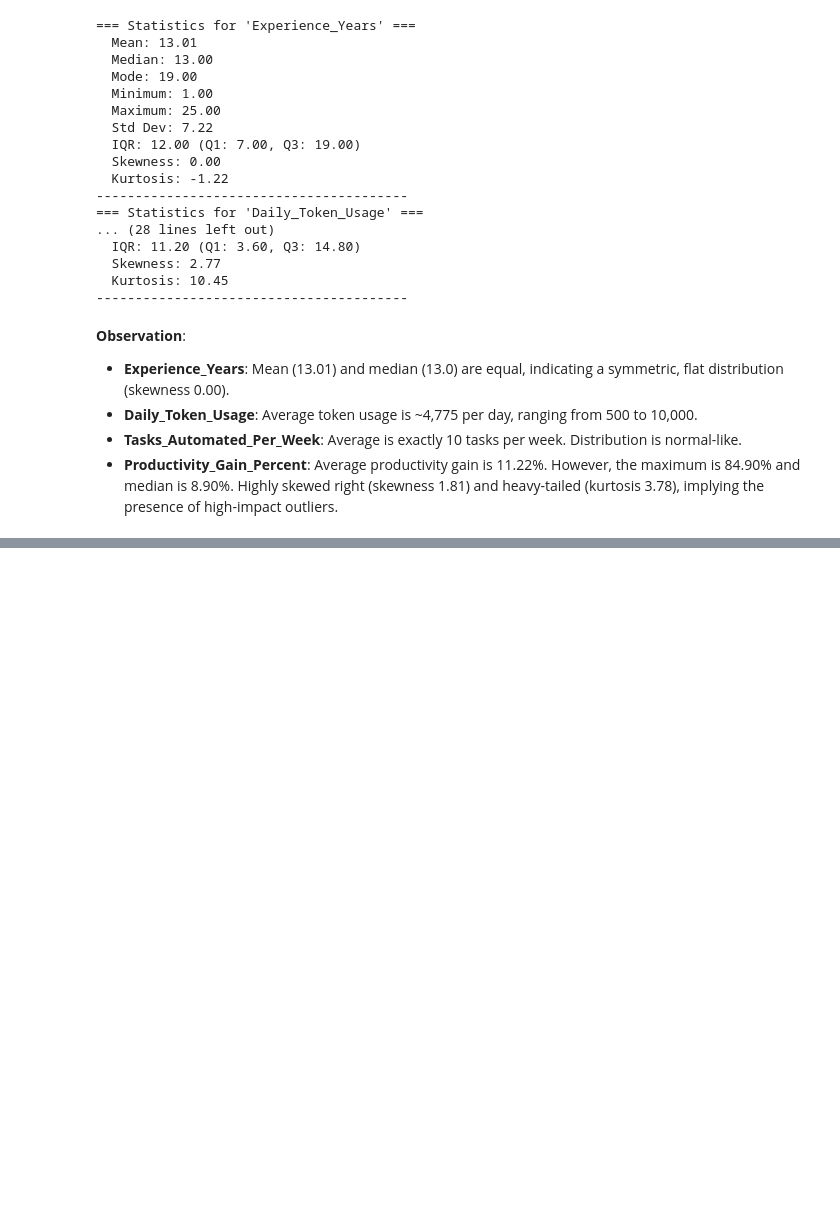
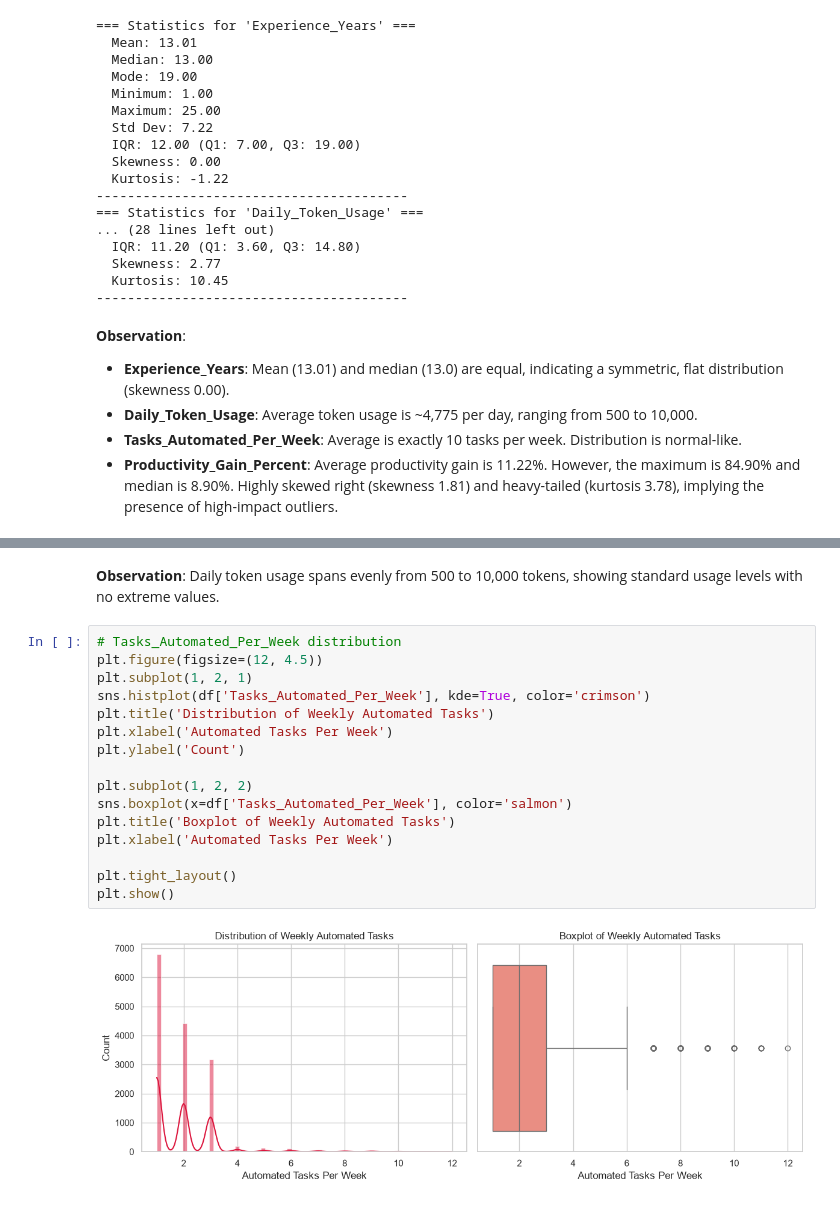
Before and after one commit to vaibhav1874/CodeAlpha_Exploratory-Data-Analysis-EDA-, a Jupyter notebook: CodeAlpha_EDA.ipynb, the cells around one changed output, grey strips where cells are left out. Drawn from its saved outputs; the diff is of its cells as text; blank space fills up the shorter version.

```diff
--- a/CodeAlpha_EDA.ipynb
+++ b/CodeAlpha_EDA.ipynb
@@ -290,0 +332,20 @@ for col in numeric_columns:
+# %% [markdown]
+**Observation**: Daily token usage spans evenly from 500 to 10,000 tokens, showing standard usage levels with no extreme values.
+# %%
+# Tasks_Automated_Per_Week distribution
+plt.figure(figsize=(12, 4.5))
+plt.subplot(1, 2, 1)
+sns.histplot(df['Tasks_Automated_Per_Week'], kde=True, color='crimson')
+plt.title('Distribution of Weekly Automated Tasks')
+plt.xlabel('Automated Tasks Per Week')
+plt.ylabel('Count')
+
+plt.subplot(1, 2, 2)
+sns.boxplot(x=df['Tasks_Automated_Per_Week'], color='salmon')
+plt.title('Boxplot of Weekly Automated Tasks')
+plt.xlabel('Automated Tasks Per Week')
+
+plt.tight_layout()
+plt.show()
+# %% [output]
+[figure, added]
```
Also changed, not shown: parts of 15 cells of this notebook.
